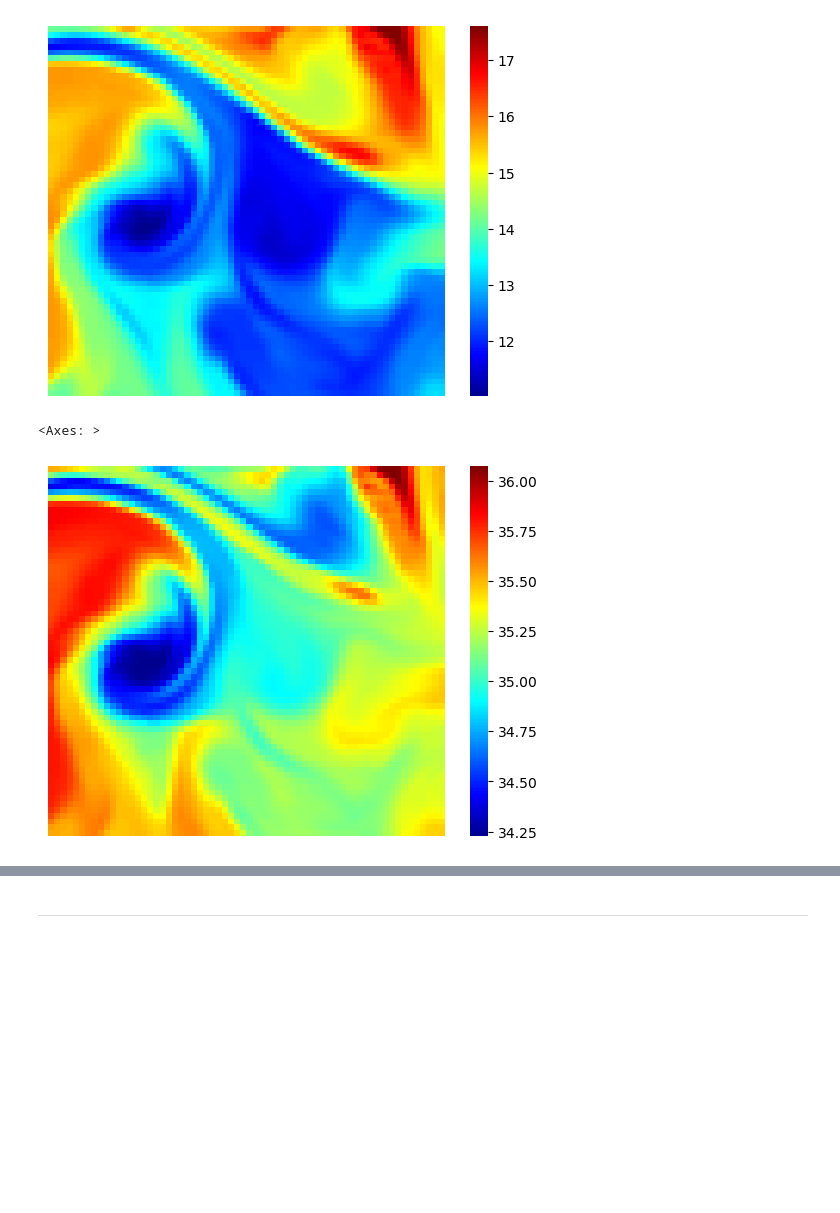
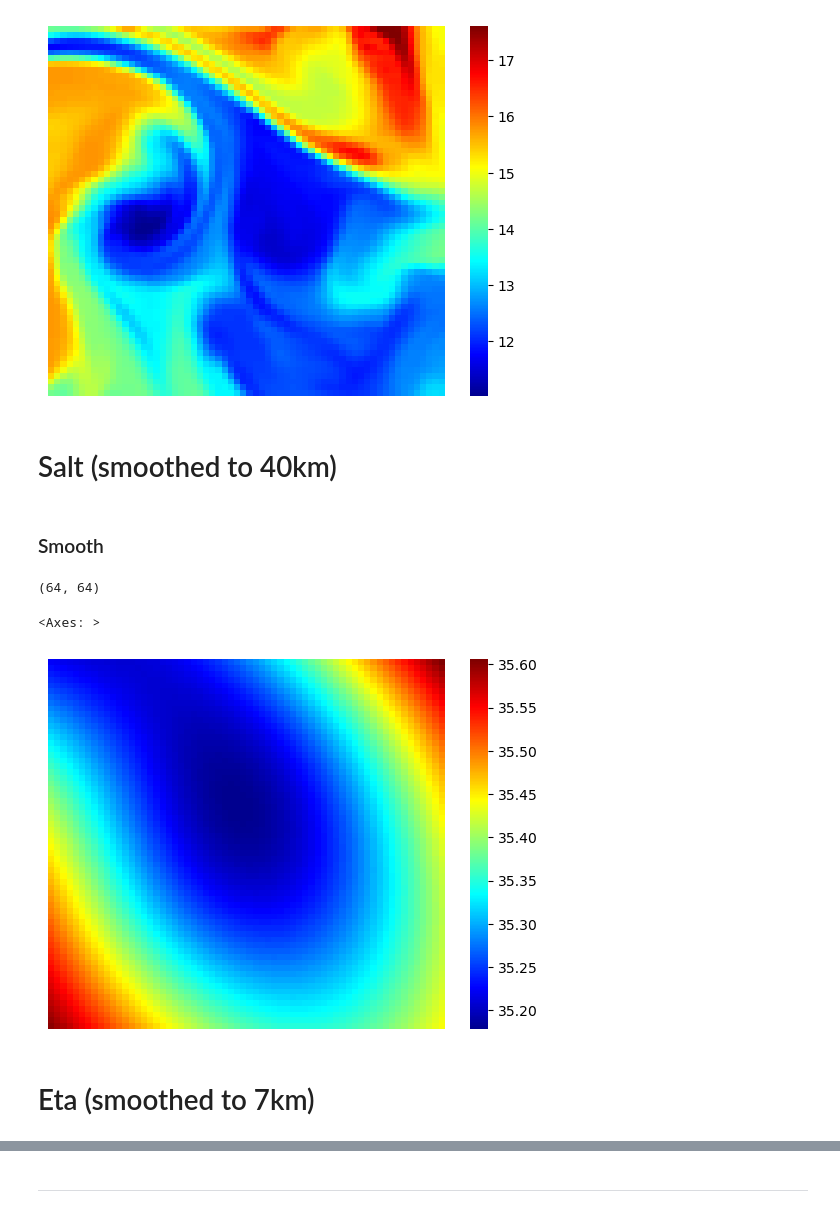
Before and after one commit to AI-for-Ocean-Science/fronts, a Jupyter notebook: proposals/caig/Figures/MNIST_fig.ipynb, the cells around one changed output, grey strips where cells are left out. Cells and saved outputs as stored; diff of their text form; code cells hidden in the pictures; blank space fills up the shorter version.

```diff
--- a/proposals/caig/Figures/MNIST_fig.ipynb
+++ b/proposals/caig/Figures/MNIST_fig.ipynb
@@ -87,3 +87,5 @@ cutout.filename
+# %%
+ds = xr.open_dataset(os.path.join(os.getenv('OS_OGCM'), 'LLC', 'data', 'ThetaUVWSaltEta', cutout.filename))
 # %% [markdown]
 ## Grab T,S
 # %%
@@ -122,8 +124,25 @@ plotting.show_image(Theta)
 # %% [output]
 <Axes: >
 [figure]
+# %% [markdown]
+# Salt (smoothed to 40km)
+# %%
+#
+pad = 100
+pad_Salt = ds.Salt[row-pad:row+cutout.field_size+pad,
+                col-pad:col+cutout.field_size+pad].values
+# %% [markdown]
+### Smooth
+# %%
+smooth_salt = sf.gaussian(pad_Salt, 20.)
+smooth_salt = smooth_salt[pad:-pad, pad:-pad]
+smooth_salt.shape
+# %% [output]
+(64, 64)
 # %%
-plotting.show_image(Salt)
+plotting.show_image(smooth_salt)
 # %% [output]
 <Axes: >
-[figure, old version]
+[figure, new version]
+# %% [markdown]
+# Eta (smoothed to 7km)
```
Also changed, not shown: parts of 14 cells of this notebook, 1 other file.
